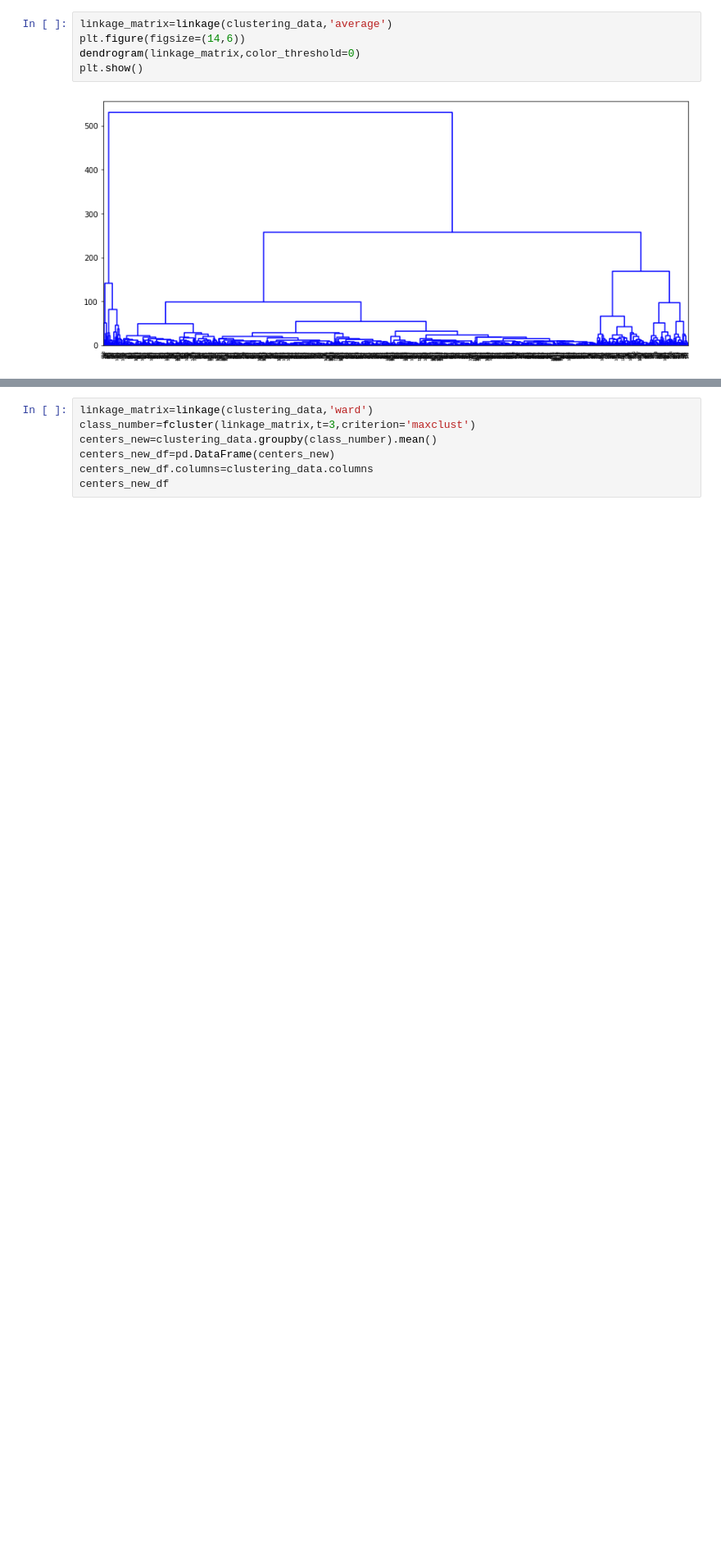
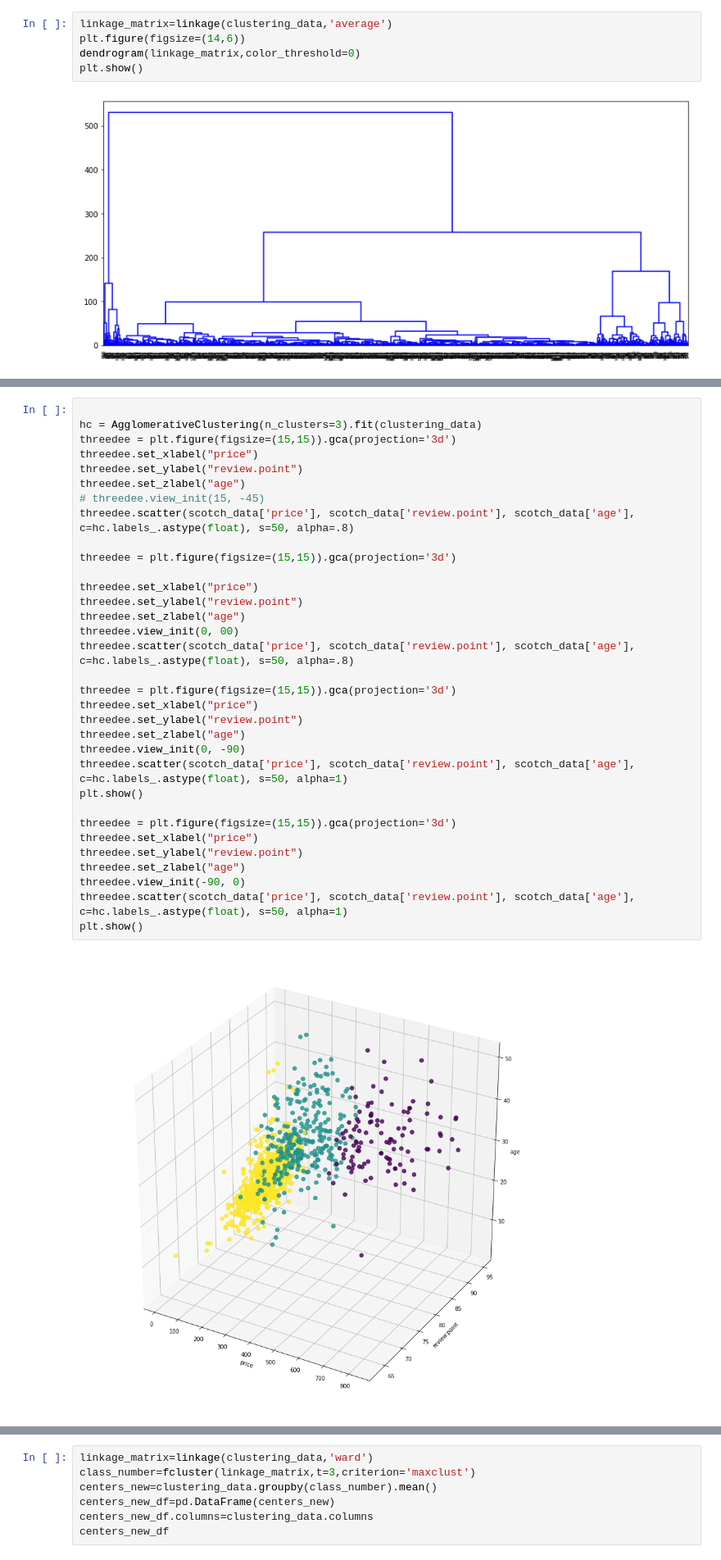
Before and after one commit to lynxoo/ue-wroc-sad, a Jupyter notebook: SAD.ipynb, the cells around one changed output, grey strips where cells are left out. Shown at 82% size. Cells and saved outputs as stored; diff of their text form; blank space fills up the shorter version.

```diff
--- a/SAD.ipynb
+++ b/SAD.ipynb
@@ -406,0 +451,35 @@ plt.show()
+# %%
+
+hc = AgglomerativeClustering(n_clusters=3).fit(clustering_data)
+threedee = plt.figure(figsize=(15,15)).gca(projection='3d')
+threedee.set_xlabel("price")
+threedee.set_ylabel("review.point")
+threedee.set_zlabel("age")
+# threedee.view_init(15, -45)
+threedee.scatter(scotch_data['price'], scotch_data['review.point'], scotch_data['age'], c=hc.labels_.astype(float), s=50, alpha=.8)
+
+threedee = plt.figure(figsize=(15,15)).gca(projection='3d')
+
+threedee.set_xlabel("price")
+threedee.set_ylabel("review.point")
+threedee.set_zlabel("age")
+threedee.view_init(0, 00)
+threedee.scatter(scotch_data['price'], scotch_data['review.point'], scotch_data['age'], c=hc.labels_.astype(float), s=50, alpha=.8)
+
+threedee = plt.figure(figsize=(15,15)).gca(projection='3d')
+threedee.set_xlabel("price")
+threedee.set_ylabel("review.point")
+threedee.set_zlabel("age")
+threedee.view_init(0, -90)
+threedee.scatter(scotch_data['price'], scotch_data['review.point'], scotch_data['age'], c=hc.labels_.astype(float), s=50, alpha=1)
+plt.show()
+
+threedee = plt.figure(figsize=(15,15)).gca(projection='3d')
+threedee.set_xlabel("price")
+threedee.set_ylabel("review.point")
+threedee.set_zlabel("age")
+threedee.view_init(-90, 0)
+threedee.scatter(scotch_data['price'], scotch_data['review.point'], scotch_data['age'], c=hc.labels_.astype(float), s=50, alpha=1)
+plt.show()
+# %% [output]
+[figure, added]
```
Also changed, not shown: parts of 17 cells of this notebook.
